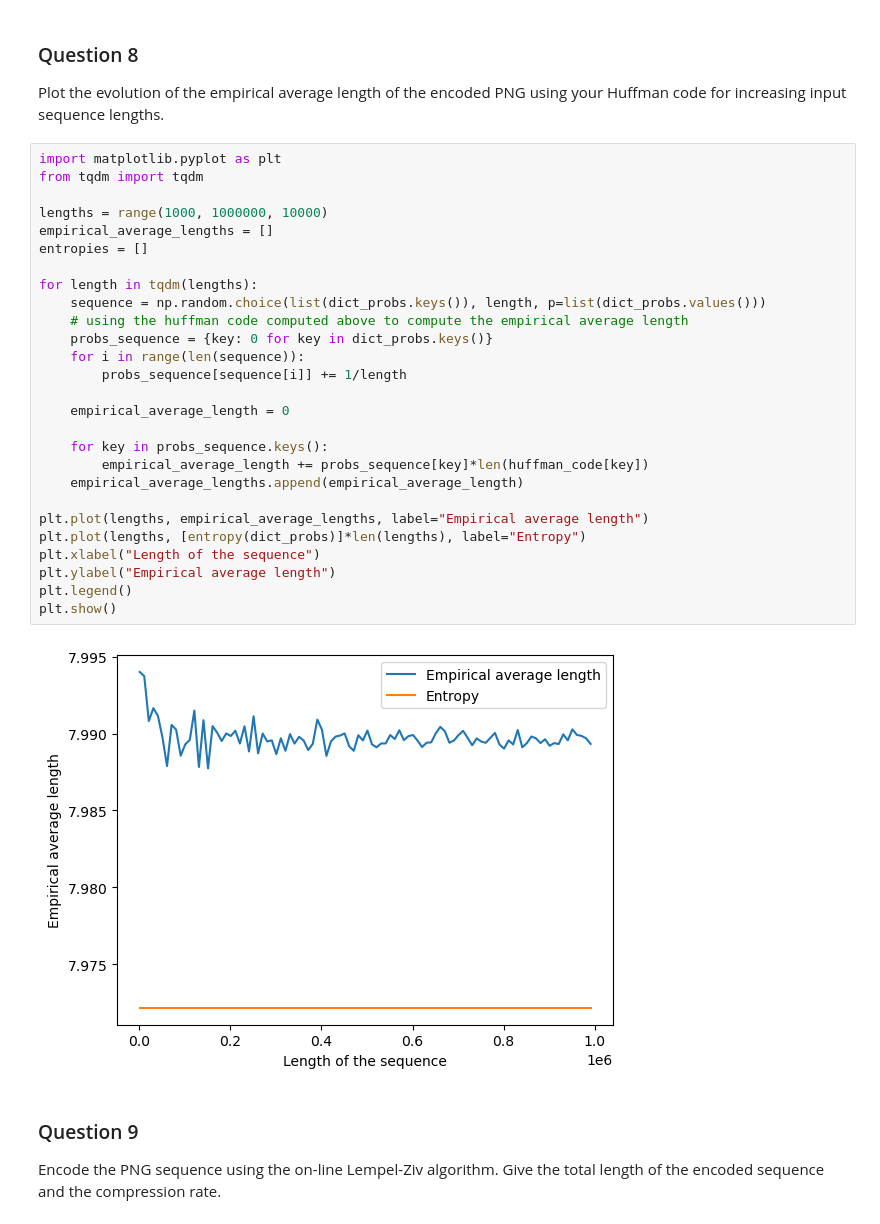
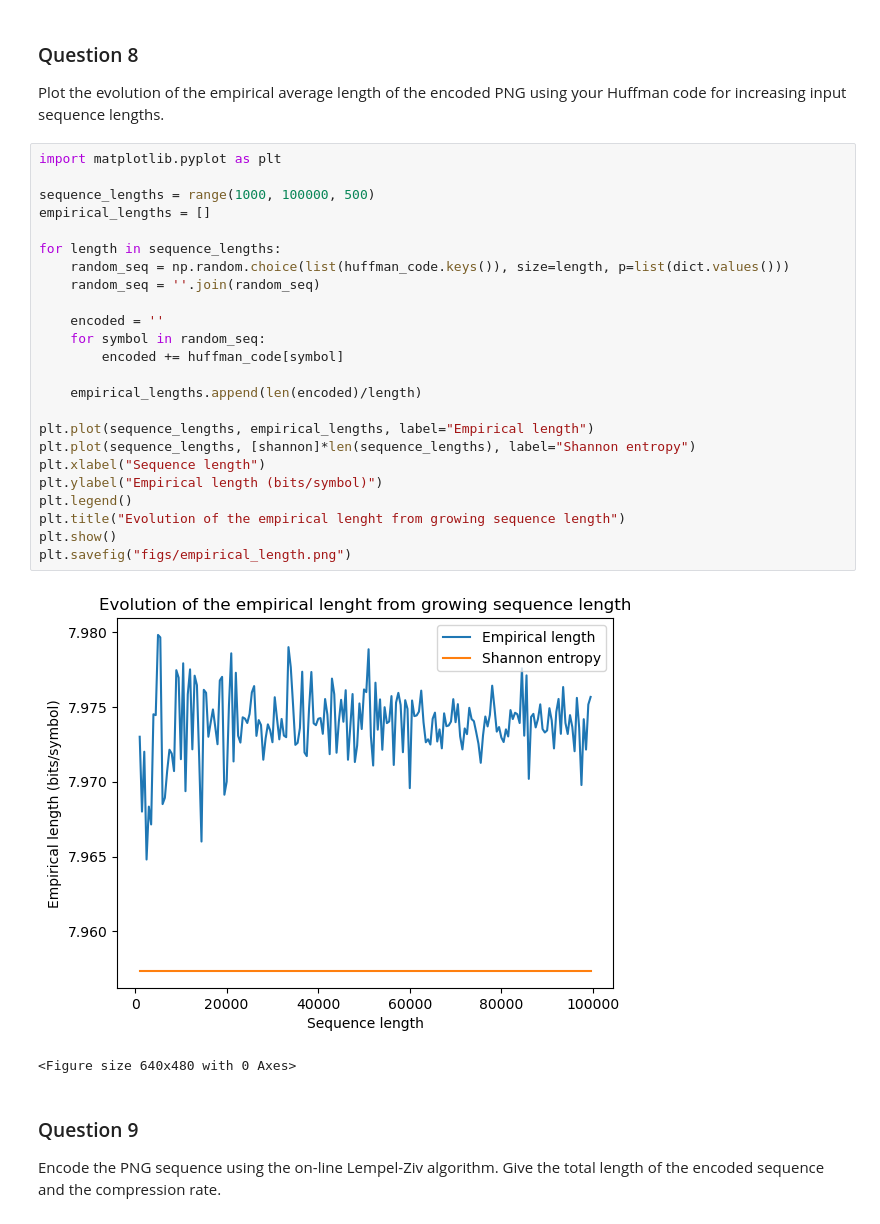
Before and after one commit to Opeka-2201/ICT23_02_DONE_16, a Jupyter notebook: s184481s191230.ipynb, the cells around one changed output. Drawn from its saved outputs; the diff is of its cells as text.

```diff
--- a/s184481s191230.ipynb
+++ b/s184481s191230.ipynb
@@ -382,35 +383,33 @@ Empirical average length of the encoded PNG per symbol (bits): 7.98961707110469
 ### Question 8
 
 Plot the evolution of the empirical average length of the encoded PNG using your Huffman code for increasing input sequence lengths.
-# %%
-import matplotlib.pyplot as plt
-from tqdm import tqdm
-
-lengths = range(1000, 1000000, 10000)
-empirical_average_lengths = []
-entropies = []
-
-for length in tqdm(lengths):
-    sequence = np.random.choice(list(dict_probs.keys()), length, p=list(dict_probs.values()))
-    # using the huffman code computed above to compute the empirical average length
-    probs_sequence = {key: 0 for key in dict_probs.keys()}
-    for i in range(len(sequence)):
-        probs_sequence[sequence[i]] += 1/length
-
-    empirical_average_length = 0
-
-    for key in probs_sequence.keys():
-        empirical_average_length += probs_sequence[key]*len(huffman_code[key])
-    empirical_average_lengths.append(empirical_average_length)
-
-plt.plot(lengths, empirical_average_lengths, label="Empirical average length")
-plt.plot(lengths, [entropy(dict_probs)]*len(lengths), label="Entropy")
-plt.xlabel("Length of the sequence")
-plt.ylabel("Empirical average length")
-plt.legend()
-plt.show()
-# %% [output]
-[figure, removed]
+# %%
+import matplotlib.pyplot as plt
+
+sequence_lengths = range(1000, 100000, 500)
+empirical_lengths = []
+
+for length in sequence_lengths:
+    random_seq = np.random.choice(list(huffman_code.keys()), size=length, p=list(dict.values()))
+    random_seq = ''.join(random_seq)
+
+    encoded = ''
+    for symbol in random_seq:
+        encoded += huffman_code[symbol]
+
+    empirical_lengths.append(len(encoded)/length)
+
+plt.plot(sequence_lengths, empirical_lengths, label="Empirical length")
+plt.plot(sequence_lengths, [shannon]*len(sequence_lengths), label="Shannon entropy")
+plt.xlabel("Sequence length")
+plt.ylabel("Empirical length (bits/symbol)")
+plt.legend()
+plt.title("Evolution of the empirical lenght from growing sequence length")
+plt.show()
+plt.savefig("figs/empirical_length.png")
+# %% [output]
+[figure, added]
+<Figure size 640x480 with 0 Axes>
 # %% [markdown]
 ### Question 9
 
```
Also changed, not shown: parts of 17 cells of this notebook, 4 other files.
